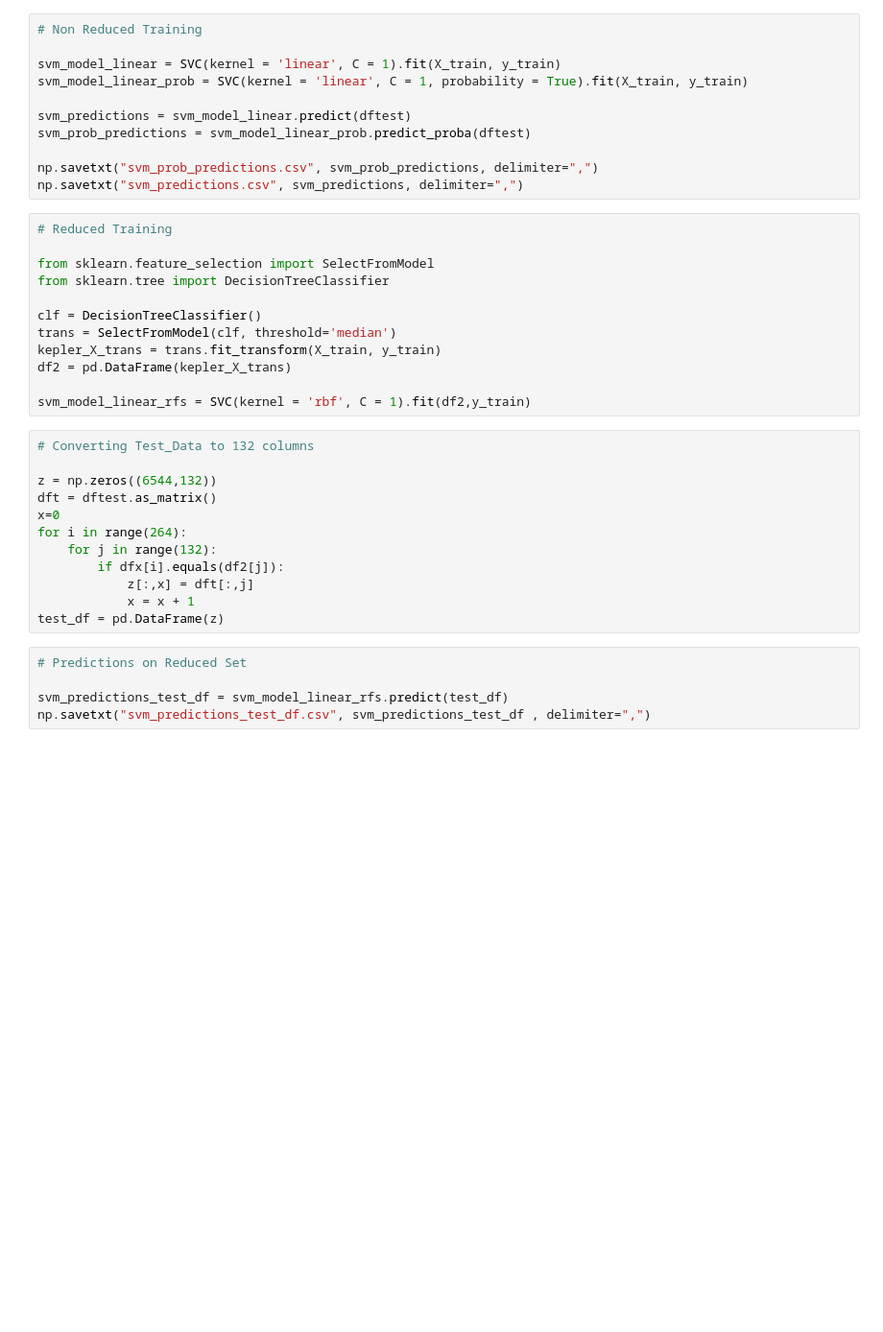
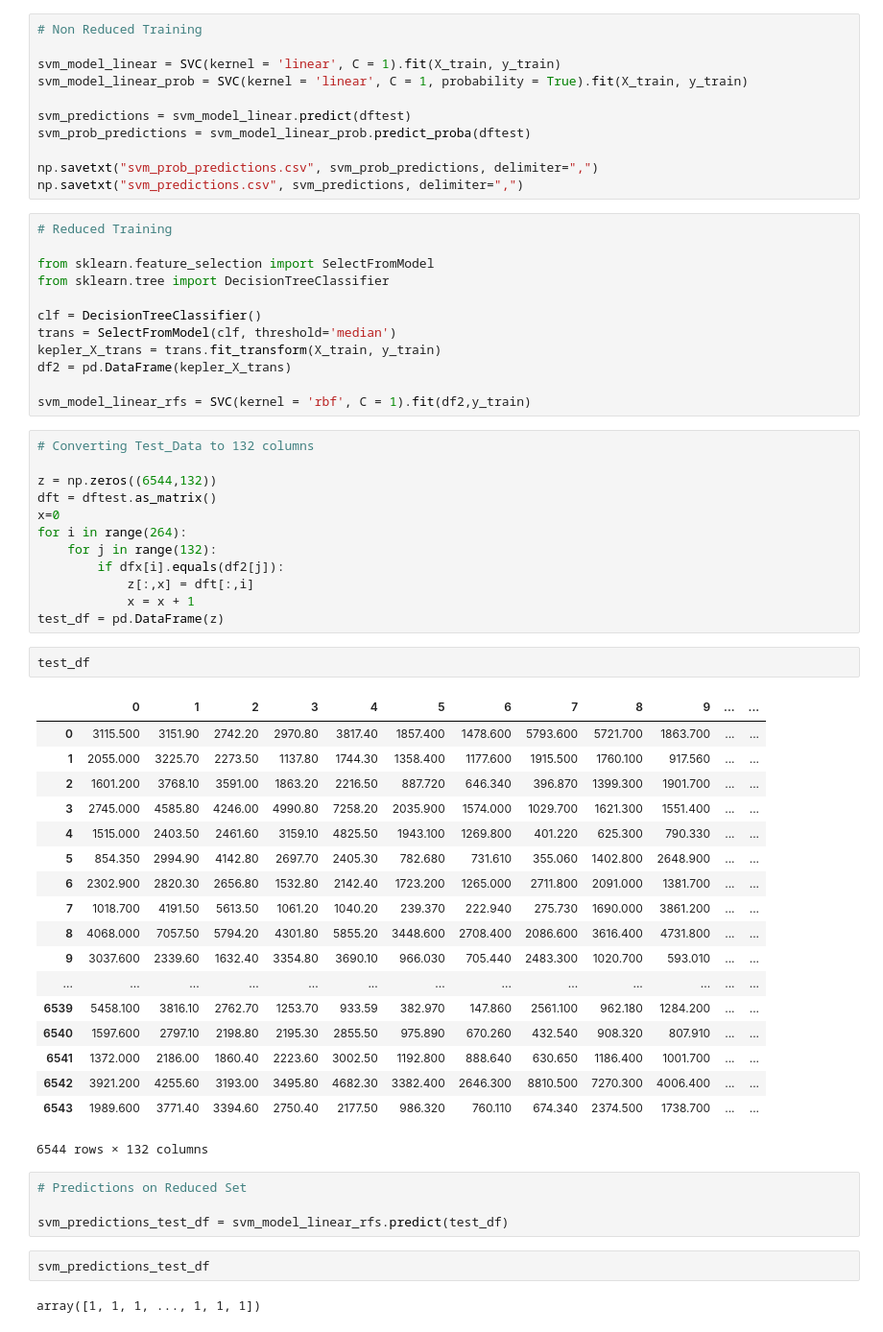
Before and after one commit to GuptaSiddhant/Songs-Classification, a Jupyter notebook: Machine Learning Project/using accuracy metric/ML DAP.ipynb, the cells around one changed output. Shown: that part at 96% size. Drawn from its saved outputs; the diff is of its cells as text; blank space fills up the shorter version.

```diff
--- a/Machine Learning Project/using accuracy metric/ML DAP.ipynb
+++ b/Machine Learning Project/using accuracy metric/ML DAP.ipynb
@@ -45,11 +66,35 @@ x=0
 for i in range(264):
     for j in range(132):
         if dfx[i].equals(df2[j]):
-            z[:,x] = dft[:,j]
+            z[:,x] = dft[:,i]
             x = x + 1
 test_df = pd.DataFrame(z)
+# %%
+test_df
+# %% [output]
+|  | 0 | 1 | 2 | 3 | 4 | 5 | 6 | 7 | 8 | 9 | ... | ... |
+| 0 | 3115.500 | 3151.90 | 2742.20 | 2970.80 | 3817.40 | 1857.400 | 1478.600 | 5793.600 | 5721.700 | 1863.700 | ... | ... |
+| 1 | 2055.000 | 3225.70 | 2273.50 | 1137.80 | 1744.30 | 1358.400 | 1177.600 | 1915.500 | 1760.100 | 917.560 | ... | ... |
+| 2 | 1601.200 | 3768.10 | 3591.00 | 1863.20 | 2216.50 | 887.720 | 646.340 | 396.870 | 1399.300 | 1901.700 | ... | ... |
+| 3 | 2745.000 | 4585.80 | 4246.00 | 4990.80 | 7258.20 | 2035.900 | 1574.000 | 1029.700 | 1621.300 | 1551.400 | ... | ... |
+| 4 | 1515.000 | 2403.50 | 2461.60 | 3159.10 | 4825.50 | 1943.100 | 1269.800 | 401.220 | 625.300 | 790.330 | ... | ... |
+| 5 | 854.350 | 2994.90 | 4142.80 | 2697.70 | 2405.30 | 782.680 | 731.610 | 355.060 | 1402.800 | 2648.900 | ... | ... |
+| 6 | 2302.900 | 2820.30 | 2656.80 | 1532.80 | 2142.40 | 1723.200 | 1265.000 | 2711.800 | 2091.000 | 1381.700 | ... | ... |
+| 7 | 1018.700 | 4191.50 | 5613.50 | 1061.20 | 1040.20 | 239.370 | 222.940 | 275.730 | 1690.000 | 3861.200 | ... | ... |
+| 8 | 4068.000 | 7057.50 | 5794.20 | 4301.80 | 5855.20 | 3448.600 | 2708.400 | 2086.600 | 3616.400 | 4731.800 | ... | ... |
+| 9 | 3037.600 | 2339.60 | 1632.40 | 3354.80 | 3690.10 | 966.030 | 705.440 | 2483.300 | 1020.700 | 593.010 | ... | ... |
+| ... | ... | ... | ... | ... | ... | ... | ... | ... | ... | ... | ... | ... |
+| 6539 | 5458.100 | 3816.10 | 2762.70 | 1253.70 | 933.59 | 382.970 | 147.860 | 2561.100 | 962.180 | 1284.200 | ... | ... |
+| 6540 | 1597.600 | 2797.10 | 2198.80 | 2195.30 | 2855.50 | 975.890 | 670.260 | 432.540 | 908.320 | 807.910 | ... | ... |
+| 6541 | 1372.000 | 2186.00 | 1860.40 | 2223.60 | 3002.50 | 1192.800 | 888.640 | 630.650 | 1186.400 | 1001.700 | ... | ... |
+| 6542 | 3921.200 | 4255.60 | 3193.00 | 3495.80 | 4682.30 | 3382.400 | 2646.300 | 8810.500 | 7270.300 | 4006.400 | ... | ... |
+| 6543 | 1989.600 | 3771.40 | 3394.60 | 2750.40 | 2177.50 | 986.320 | 760.110 | 674.340 | 2374.500 | 1738.700 | ... | ... |
+6544 rows × 132 columns
 # %%
 # Predictions on Reduced Set
 
 svm_predictions_test_df = svm_model_linear_rfs.predict(test_df)
-np.savetxt("svm_predictions_test_df.csv", svm_predictions_test_df , delimiter=",")
+# %%
+svm_predictions_test_df
+# %% [output]
+array([1, 1, 1, ..., 1, 1, 1])
```
Also changed, not shown: parts of 1 cell of this notebook, 19 other files.
